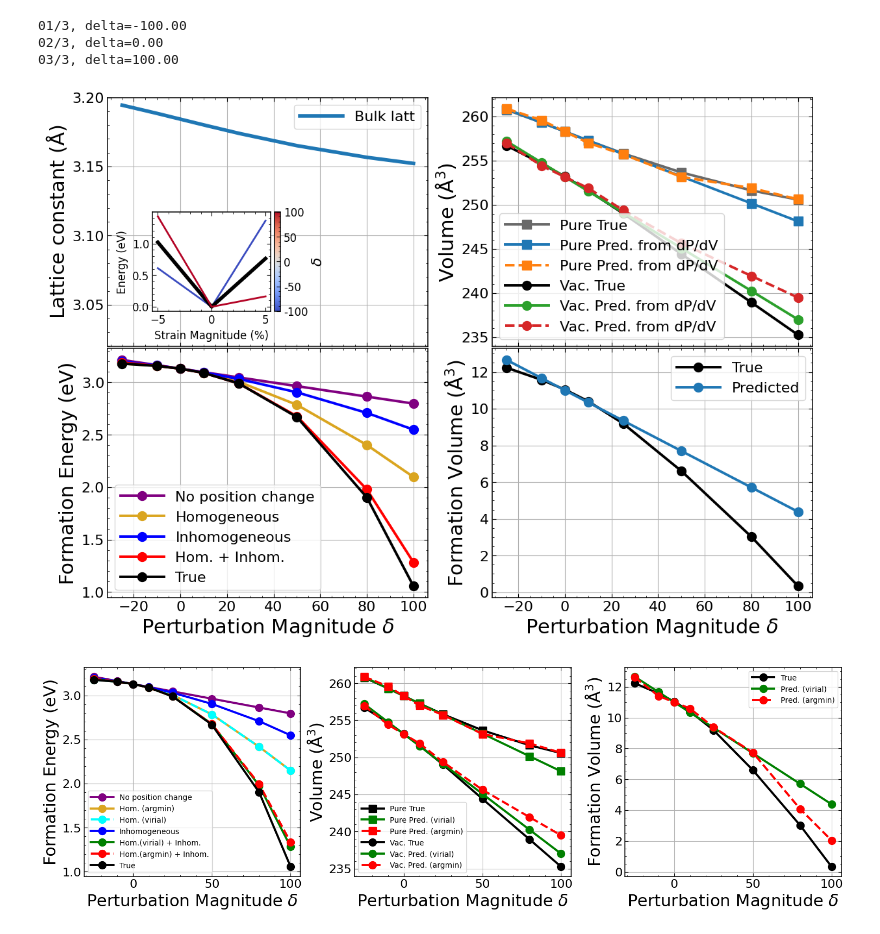
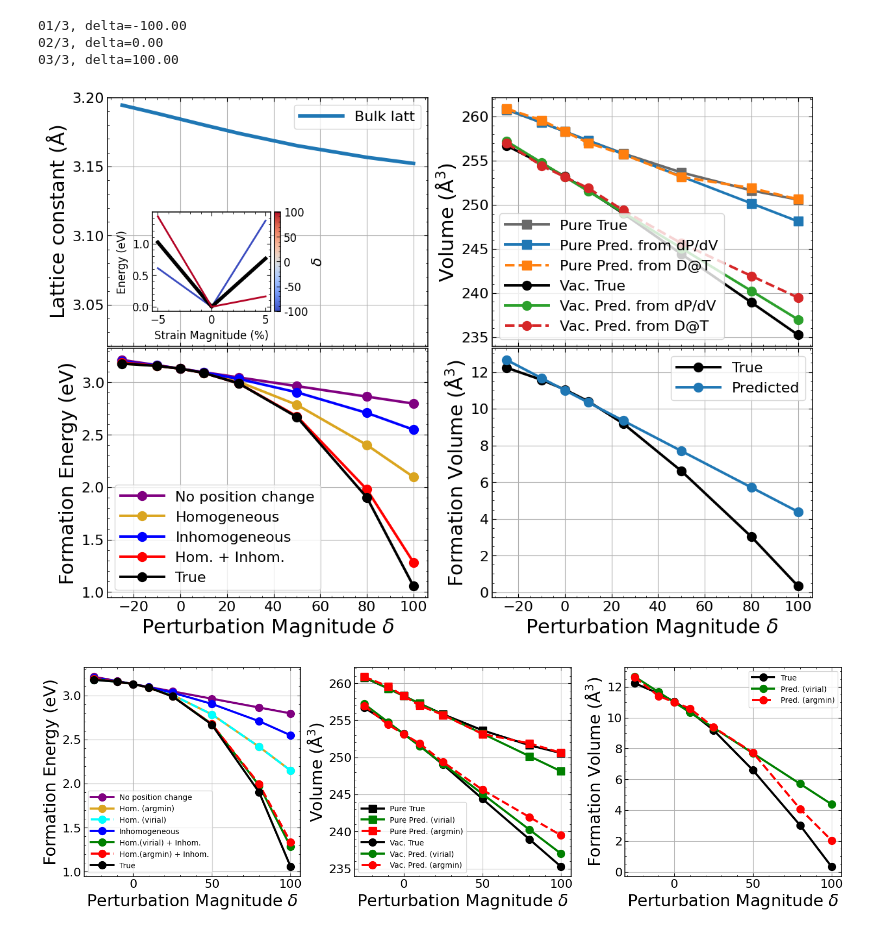
Before and after one commit to marseille-matmol/LammpsImplicitDerivative, a Jupyter notebook: examples/formation_energy/vacancy_formation.ipynb, the cells around one changed output. Saved outputs shown, nothing was run; the diff lists cells and outputs as text; code cells hidden in the pictures.

```diff
--- a/examples/formation_energy/vacancy_formation.ipynb
+++ b/examples/formation_energy/vacancy_formation.ipynb
@@ -435,36 +435,36 @@ axes[1, 0].set_ylabel('Formation Energy (eV)', fontsize=fsize)
 # Absolute volume
 axes[0, 1].plot(delta_array, [bcc_pure_list[i]['volume_true'] for i in range(ndelta)], label='Pure True', marker='s', c='dimgray')
 axes[0, 1].plot(delta_array, [bcc_pure_list[i]['volume_pred'] for i in range(ndelta)], label='Pure Pred. from dP/dV', marker='s')
-axes[0, 1].plot(delta_array, [bcc_pure_list[i]['volume_pred_DT'] for i in range(ndelta)], label='Pure Pred. from dP/dV', marker='s', ls='--')
+axes[0, 1].plot(delta_array, [bcc_pure_list[i]['volume_pred_DT'] for i in range(ndelta)], label='Pure Pred. from D@T', marker='s', ls='--')
 
 axes[0, 1].plot(delta_array,[bcc_vac_list[i]['volume_true'] for i in range(ndelta)], label='Vac. True', marker='o', c='black')
 axes[0, 1].plot(delta_array, [bcc_vac_list[i]['volume_pred'] for i in range(ndelta)], label='Vac. Pred. from dP/dV', marker='o')
-axes[0, 1].plot(delta_array, [bcc_vac_list[i]['volume_pred_DT'] for i in range(ndelta)], label='Vac. Pred. from dP/dV', marker='o', ls='--')
+axes[0, 1].plot(delta_array, [bcc_vac_list[i]['volume_pred_DT'] for i in range(ndelta)], label='Vac. Pred. from D@T', marker='o', ls='--')
 
 axes[0, 1].set_xticklabels([])
 axes[0, 1].set_ylabel('Volume ($\mathrm{\AA}^3$)', fontsize=fsize)
 
 # Formation volume
 vol_form_full_pred = compute_formation_property(Natom_vac, Natom_pure, bcc_vac_list, bcc_pure_list, 'volume_pred')
 vol_form_true = compute_formation_property(Natom_vac, Natom_pure, bcc_vac_list, bcc_pure_list, 'volume_true')
 
 axes[1, 1].plot(delta_array, vol_form_true, label='True', marker='o', c='black')
 axes[1, 1].plot(delta_array, vol_form_full_pred, label='Predicted', marker='o')
 
 axes[1, 1].set_xlabel('Perturbation Magnitude $\delta$', fontsize=fsize)
 axes[1, 1].set_ylabel('Formation Volume ($\mathrm{\AA}^3$)', fontsize=fsize)
 
 for ax in axes.flatten():
     ax.grid()
     ax.legend()
     #ax.set_xlim(delta_min, delta_max)
 
 axes[0,0].legend(loc='upper right')
 fig.savefig('formation_energy_2x2.pdf')
 
 plt.show()
 # %% [output]
-[figure, old version]
+[figure, new version]
 # %%
 fig, axes = plt.subplots(1, 3, figsize=(18, 5))
 
```
Also changed, not shown: 2 other files.
